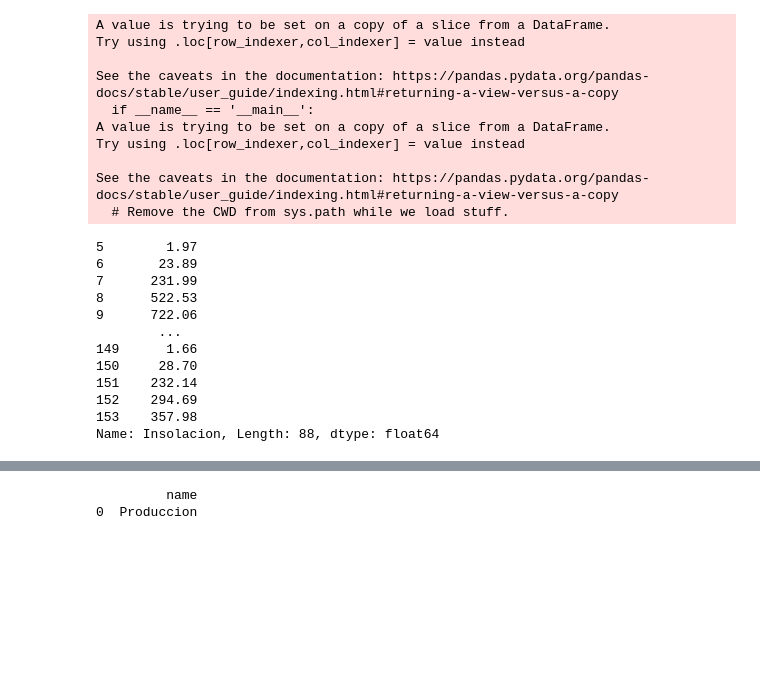
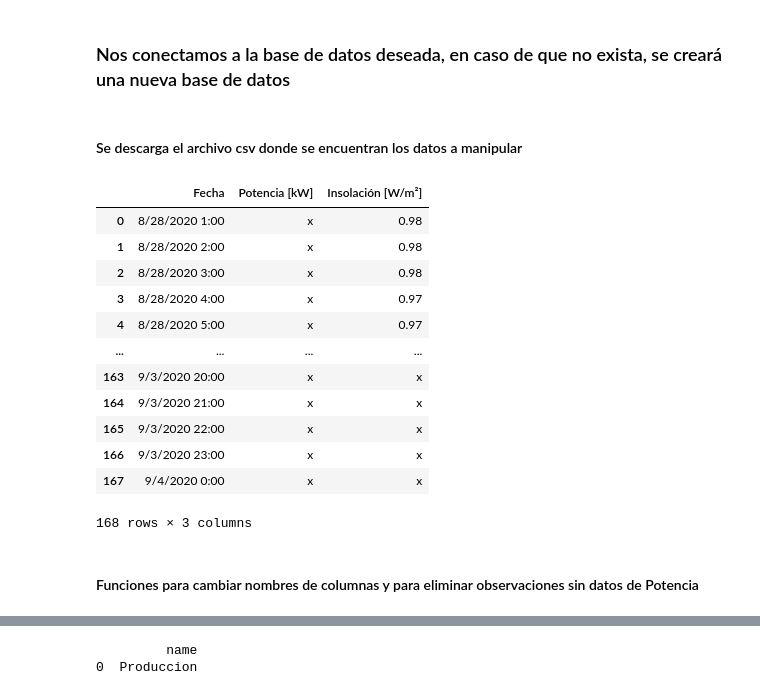
Before and after one commit to only-Robin/Proyecto-Electronica, a Jupyter notebook: Manejo de datos SQLite.ipynb, the cells around one changed output, grey strips where cells are left out. Drawn from its saved outputs; the diff is of its cells as text; code cells hidden in the pictures; blank space fills up the shorter version.

```diff
--- a/Manejo de datos SQLite.ipynb
+++ b/Manejo de datos SQLite.ipynb
@@ -3,10 +3,31 @@ import sqlite3
 import datetime as dt
 import pandas as pd
 import numpy as np
+# %% [markdown]
+### Nos conectamos a la base de datos deseada, en caso de que no exista, se creará una nueva base de datos
 # %%
 conn = sqlite3.connect('myDataBase.sqlite')
+# %% [markdown]
+#### Se descarga el archivo csv donde se encuentran los datos a manipular
 # %%
 datos = pd.read_csv('Produccin.csv')
+datos
+# %% [output]
+|  | Fecha | Potencia [kW] | Insolación [W/m²] |
+| 0 | 8/28/2020 1:00 | x | 0.98 |
+| 1 | 8/28/2020 2:00 | x | 0.98 |
+| 2 | 8/28/2020 3:00 | x | 0.98 |
+| 3 | 8/28/2020 4:00 | x | 0.97 |
+| 4 | 8/28/2020 5:00 | x | 0.97 |
+| ... | ... | ... | ... |
+| 163 | 9/3/2020 20:00 | x | x |
+| 164 | 9/3/2020 21:00 | x | x |
+| 165 | 9/3/2020 22:00 | x | x |
+| 166 | 9/3/2020 23:00 | x | x |
+| 167 | 9/4/2020 0:00 | x | x |
+168 rows × 3 columns
+# %% [markdown]
+#### Funciones para cambiar nombres de columnas y para eliminar observaciones sin datos de Potencia
 # %%
 def tabla_sencilla(datos):
     datos['Potencia'] = datos['Potencia [kW]']
@@ -19,30 +41,3 @@ def datos_limpios(datos):
     datos['Potencia']=datos['Potencia'].apply(pd.to_numeric)
     datos['Insolacion']=pd.to_numeric(datos['Insolacion'])
     return datos
-# %%
-datos2 = tabla_sencilla(datos)
-datos1 = datos_limpios(datos2)
-datos1['Insolacion']
-# %% [output]
-A value is trying to be set on a copy of a slice from a DataFrame.
-Try using .loc[row_indexer,col_indexer] = value instead
-
-See the caveats in the documentation: https://pandas.pydata.org/pandas-docs/stable/user_guide/indexing.html#returning-a-view-versus-a-copy
-  if __name__ == '__main__':
-A value is trying to be set on a copy of a slice from a DataFrame.
-Try using .loc[row_indexer,col_indexer] = value instead
-
-See the caveats in the documentation: https://pandas.pydata.org/pandas-docs/stable/user_guide/indexing.html#returning-a-view-versus-a-copy
-  # Remove the CWD from sys.path while we load stuff.
-5        1.97
-6       23.89
-7      231.99
-8      522.53
-9      722.06
-        ...
-149      1.66
-150     28.70
-151    232.14
-152    294.69
-153    357.98
-Name: Insolacion, Length: 88, dtype: float64
```
Also changed, not shown: parts of 14 cells of this notebook, 2 other files.
